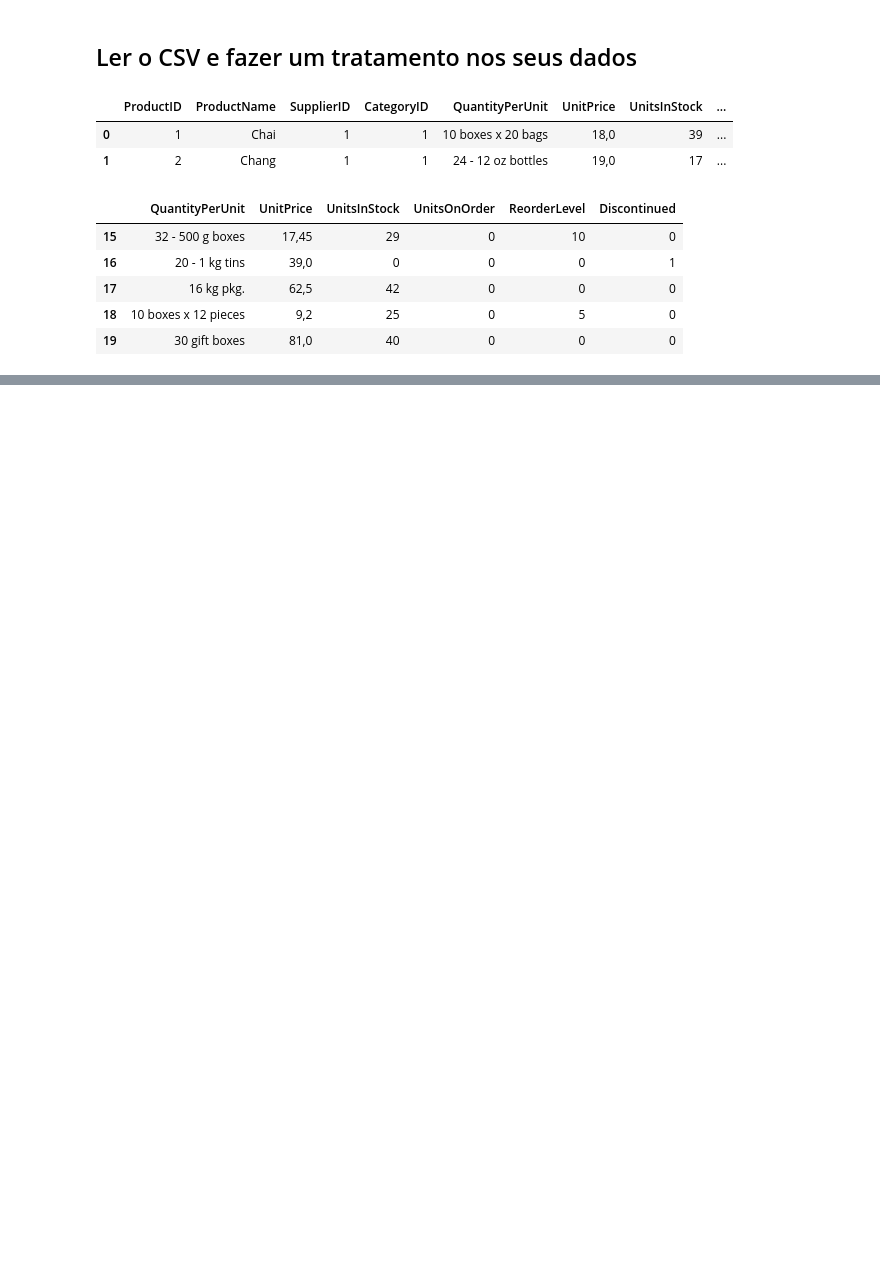
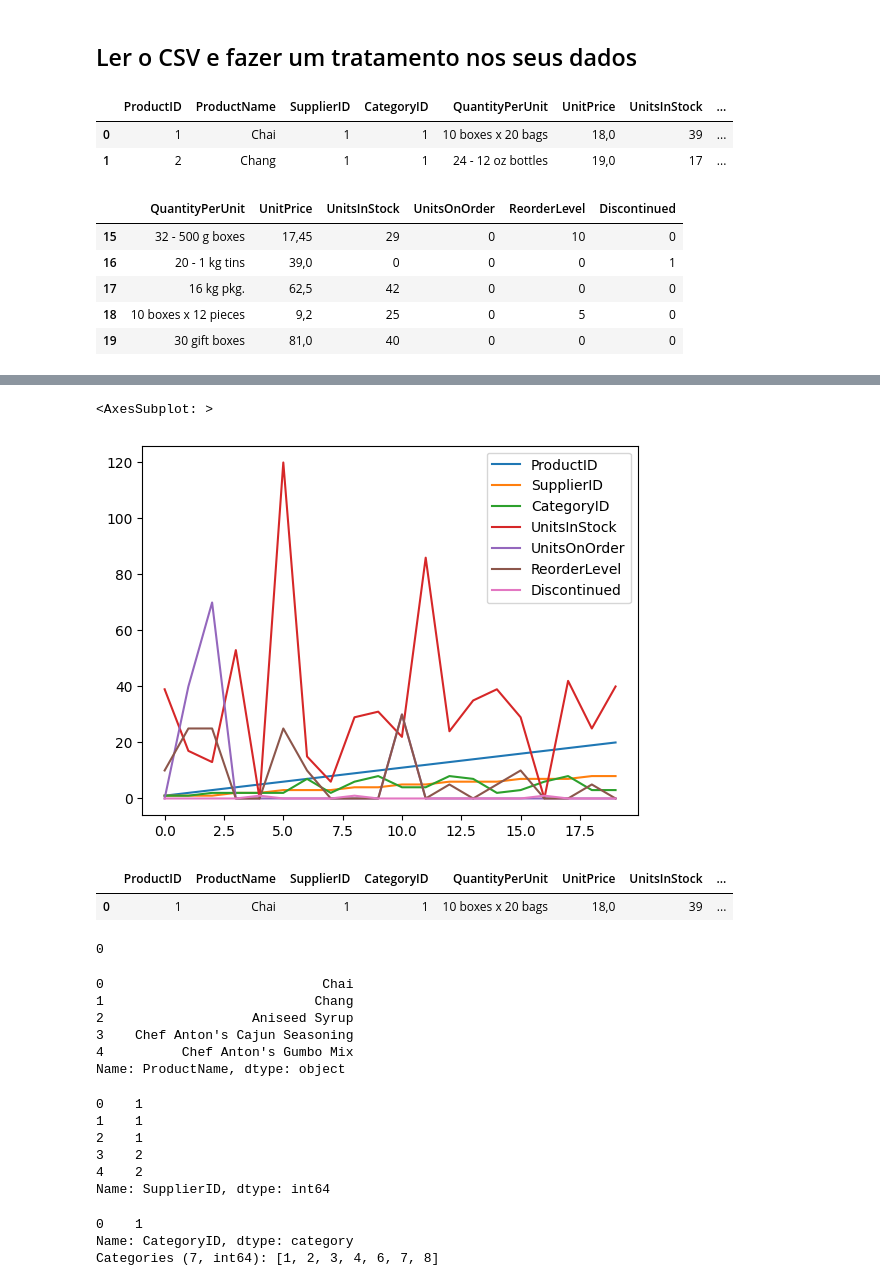
Before and after one commit to ElBulidur/t14241, a Jupyter notebook: aula_03/__main__.ipynb, the cells around one changed output, grey strips where cells are left out. Cells and saved outputs as stored; diff of their text form; code cells hidden in the pictures; blank space fills up the shorter version.

```diff
--- a/aula_03/__main__.ipynb
+++ b/aula_03/__main__.ipynb
@@ -52,0 +98,43 @@ df.iloc[:,::]
+# %%
+df.plot()
+# %% [output]
+<AxesSubplot: >
+[figure, added]
+# %%
+df.head(1)
+# %% [output]
+|  | ProductID | ProductName | SupplierID | CategoryID | QuantityPerUnit | UnitPrice | UnitsInStock | ... |
+| 0 | 1 | Chai | 1 | 1 | 10 boxes x 20 bags | 18,0 | 39 | ... |
+# %%
+# tratando a variavel ProductID NaN
+df['ProductID'].head()
+df['ProductID'].isnull().sum()
+# %% [output]
+0
+# %%
+# tratando a variavel ProductName
+df.ProductName.head()
+# %% [output]
+0                            Chai
+1                           Chang
+2                   Aniseed Syrup
+3    Chef Anton's Cajun Seasoning
+4          Chef Anton's Gumbo Mix
+Name: ProductName, dtype: object
+# %%
+df['SupplierID'].head()
+# %% [output]
+0    1
+1    1
+2    1
+3    2
+4    2
+Name: SupplierID, dtype: int64
+# %%
+df.CategoryID.head(1)
+df.CategoryID = df.CategoryID.astype('category') # converte tipo
+df.CategoryID.head(1)
+# %% [output]
+0    1
+Name: CategoryID, dtype: category
+Categories (7, int64): [1, 2, 3, 4, 6, 7, 8]
```
Also changed, not shown: parts of 21 cells of this notebook, 1 other file.
